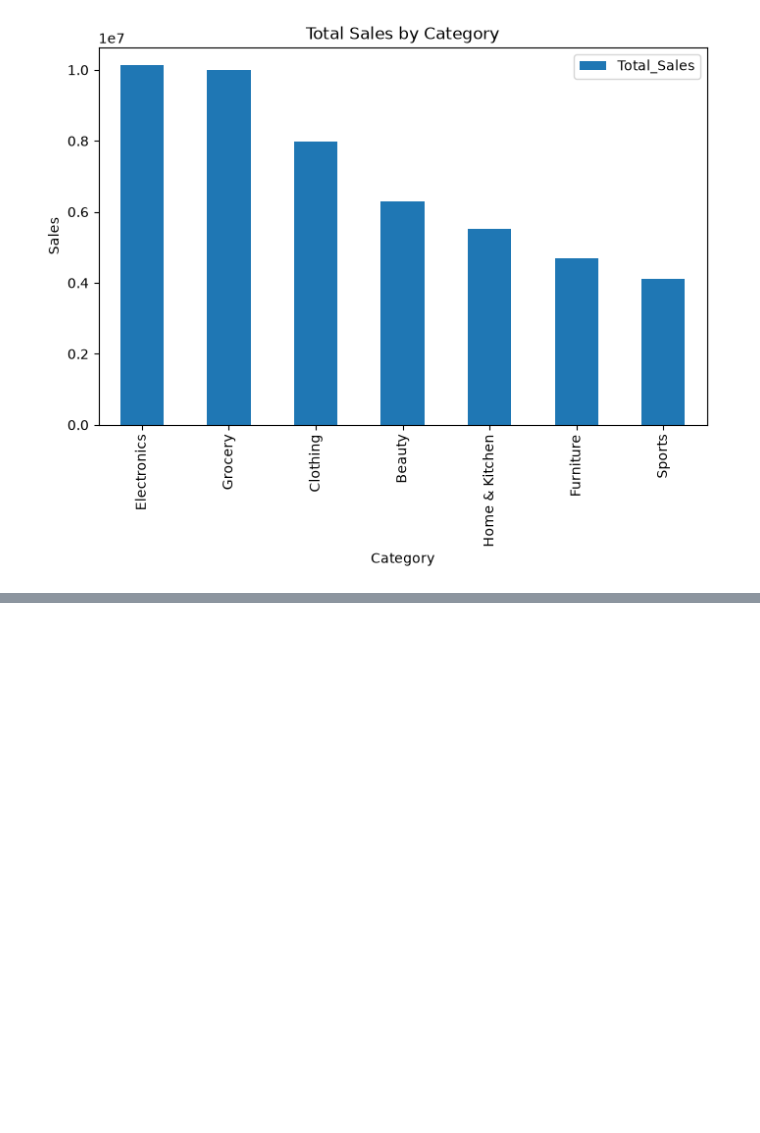
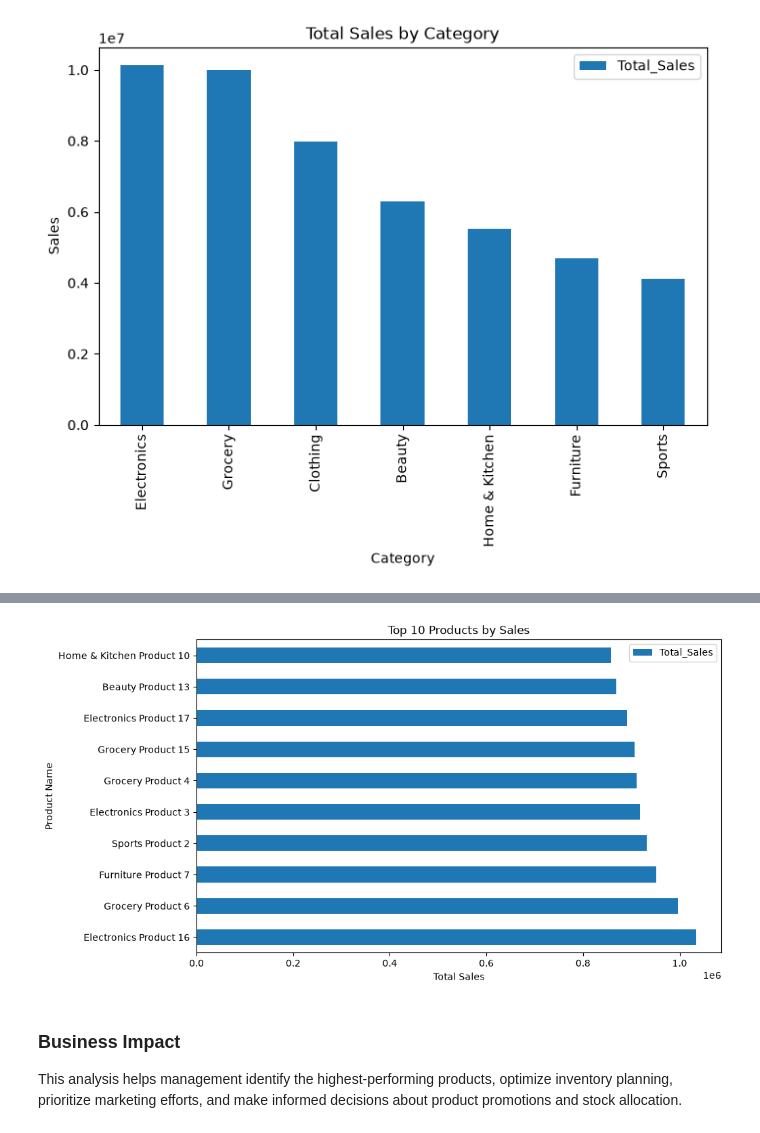
Before and after one commit to vindhya-akula/Retail-Sales-Intelligence-Dashboard, a Jupyter notebook: Retail_Sales_Analysis.ipynb, the cells around one changed output, grey strips where cells are left out. Saved outputs shown, nothing was run; the diff lists cells and outputs as text; code cells hidden in the pictures; blank space fills up the shorter version.

```diff
--- a/Retail_Sales_Analysis.ipynb
+++ b/Retail_Sales_Analysis.ipynb
@@ -654,0 +761,11 @@ Continue investing in Electronics while improving lower-performing categories.
+# %%
+top_products = (
+    master_df
+    .groupby("Product_Name")
+    .agg(
+        Total_Sales=("Sales", "sum")
+    )
+    .sort_values("Total_Sales", ascending=False)
+    .head(10)
+)
+top_products
@@ -654,0 +785,17 @@ Continue investing in Electronics while improving lower-performing categories.
+# %%
+top_products.plot(
+    kind="barh",
+    y="Total_Sales",
+    figsize=(10,6),
+    title="Top 10 Products by Sales"
+)
+
+plt.xlabel("Total Sales")
+plt.ylabel("Product Name")
+plt.show()
+# %% [output]
+[figure, added]
+# %% [markdown]
+### Business Impact
+
+This analysis helps management identify the highest-performing products, optimize inventory planning, prioritize marketing efforts, and make informed decisions about product promotions and stock allocation.
```
Also changed, not shown: parts of 20 cells of this notebook, 1 other file.
